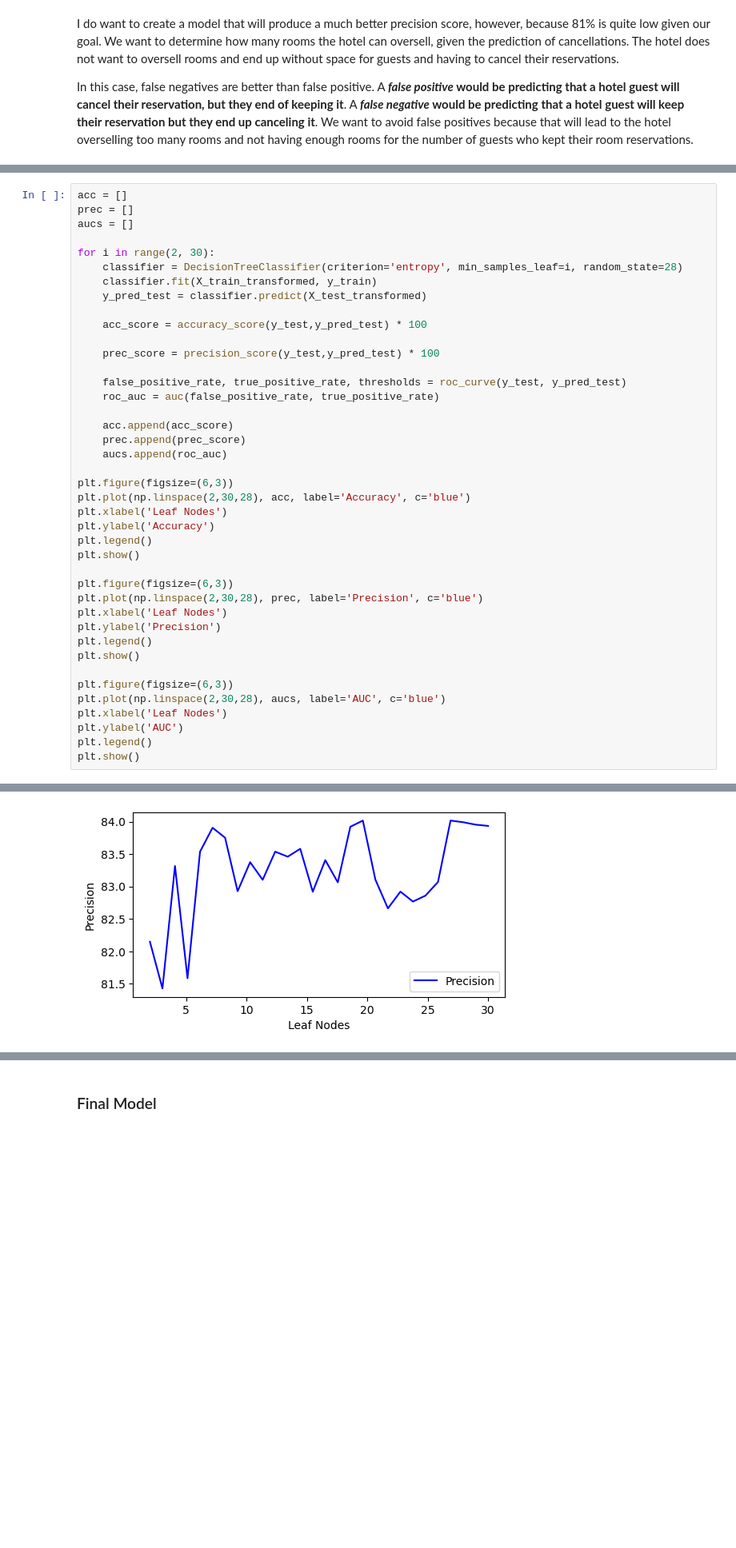
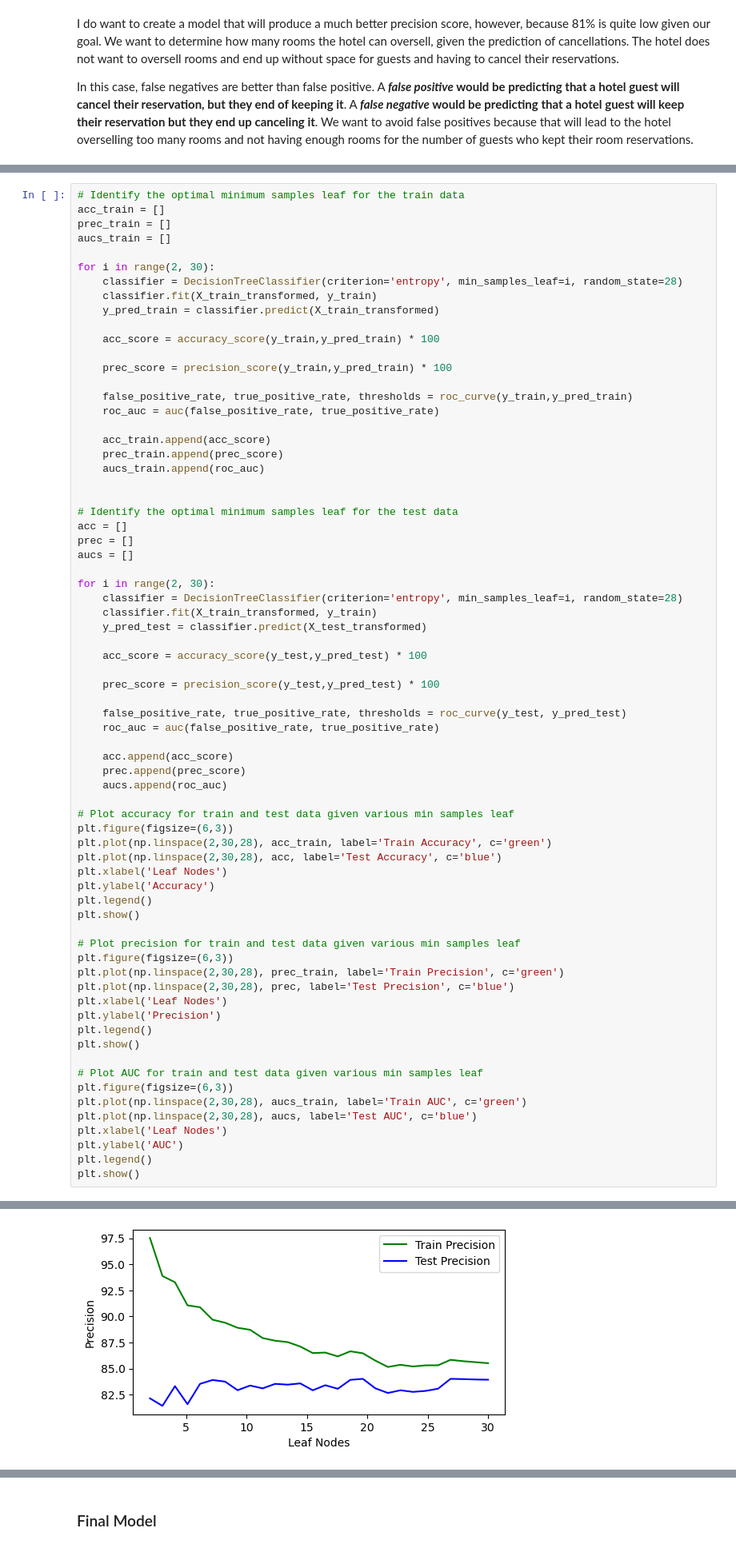
Before and after one commit to scarlettvalentin/hotel_reservations_project, a Jupyter notebook: notebook.ipynb, the cells around one changed output, grey strips where cells are left out. Shown at 80% size. Cells and saved outputs as stored; diff of their text form; blank space fills up the shorter version.

```diff
--- a/notebook.ipynb
+++ b/notebook.ipynb
@@ -642,4 +684,27 @@ plt.show()
 # %%
+# Identify the optimal minimum samples leaf for the train data
+acc_train = []
+prec_train = []
+aucs_train = []
+
+for i in range(2, 30):
+    classifier = DecisionTreeClassifier(criterion='entropy', min_samples_leaf=i, random_state=28)
+    classifier.fit(X_train_transformed, y_train)
+    y_pred_train = classifier.predict(X_train_transformed)
+
+    acc_score = accuracy_score(y_train,y_pred_train) * 100
+
+    prec_score = precision_score(y_train,y_pred_train) * 100
+
+    false_positive_rate, true_positive_rate, thresholds = roc_curve(y_train,y_pred_train)
+    roc_auc = auc(false_positive_rate, true_positive_rate)
+
+    acc_train.append(acc_score)
+    prec_train.append(prec_score)
+    aucs_train.append(roc_auc)
+
+
+# Identify the optimal minimum samples leaf for the test data
 acc = []
 prec = []
 aucs = []
@@ -660,22 +725,28 @@ for i in range(2, 30):
     prec.append(prec_score)
     aucs.append(roc_auc)
 
+# Plot accuracy for train and test data given various min samples leaf
 plt.figure(figsize=(6,3))
-plt.plot(np.linspace(2,30,28), acc, label='Accuracy', c='blue')
+plt.plot(np.linspace(2,30,28), acc_train, label='Train Accuracy', c='green')
+plt.plot(np.linspace(2,30,28), acc, label='Test Accuracy', c='blue')
 plt.xlabel('Leaf Nodes')
 plt.ylabel('Accuracy')
 plt.legend()
 plt.show()
 
+# Plot precision for train and test data given various min samples leaf
 plt.figure(figsize=(6,3))
-plt.plot(np.linspace(2,30,28), prec, label='Precision', c='blue')
+plt.plot(np.linspace(2,30,28), prec_train, label='Train Precision', c='green')
+plt.plot(np.linspace(2,30,28), prec, label='Test Precision', c='blue')
 plt.xlabel('Leaf Nodes')
 plt.ylabel('Precision')
 plt.legend()
 plt.show()
 
+# Plot AUC for train and test data given various min samples leaf
 plt.figure(figsize=(6,3))
-plt.plot(np.linspace(2,30,28), aucs, label='AUC', c='blue')
+plt.plot(np.linspace(2,30,28), aucs_train, label='Train AUC', c='green')
+plt.plot(np.linspace(2,30,28), aucs, label='Test AUC', c='blue')
 plt.xlabel('Leaf Nodes')
 plt.ylabel('AUC')
 plt.legend()
@@ -685 +756 @@ plt.show()
-[figure, old version]
+[figure, new version]
```
Also changed, not shown: parts of 6 cells of this notebook.
